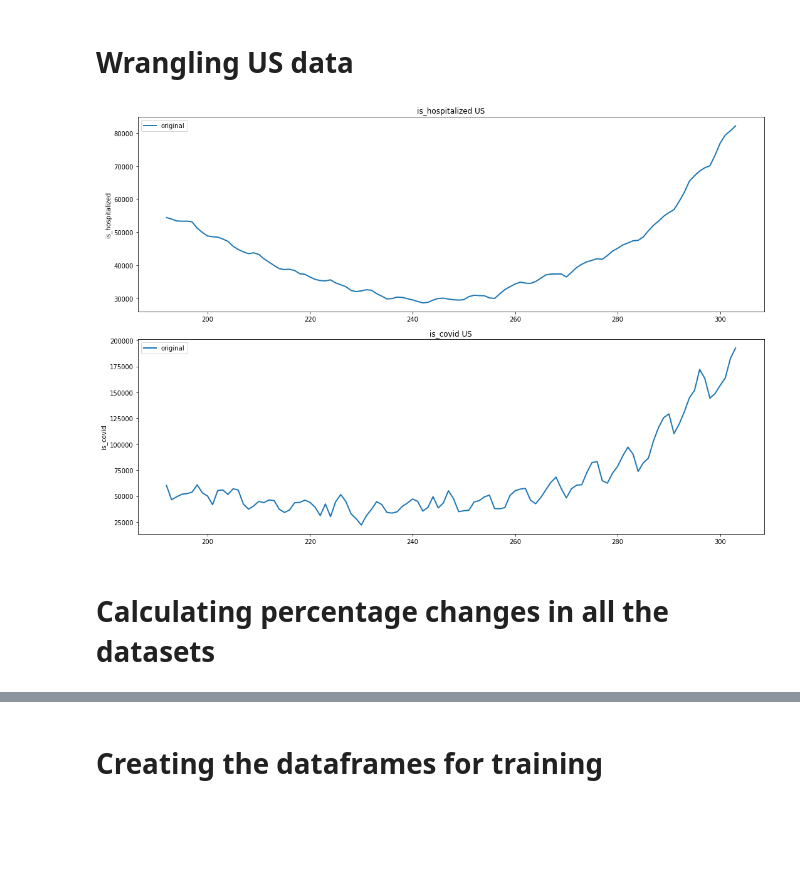
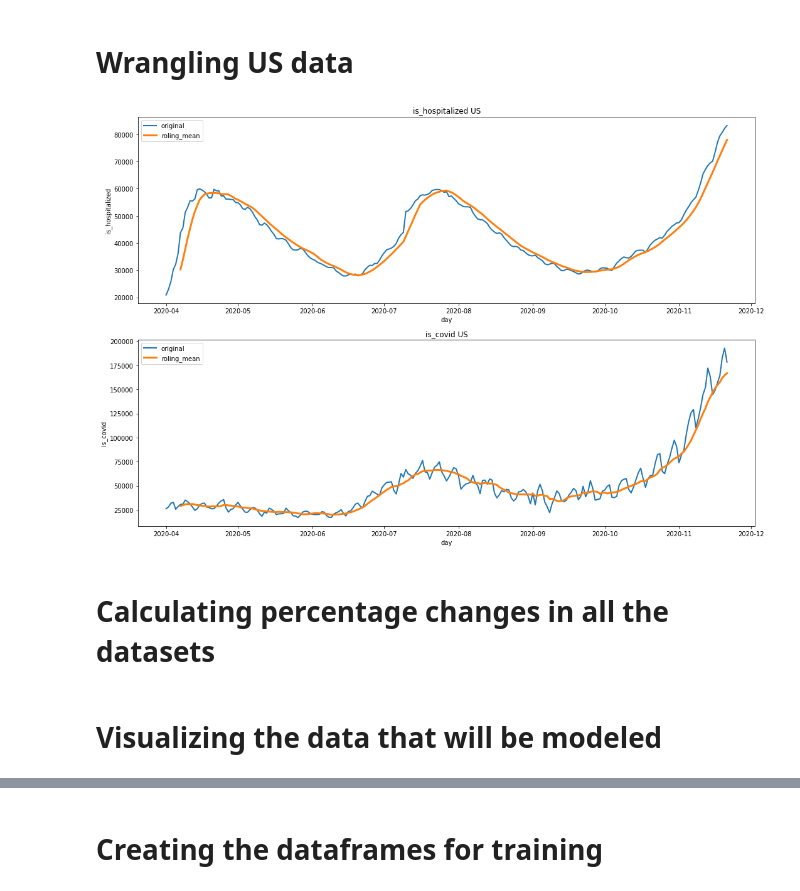
Before and after one commit to Eligijus112/covid19-Lithuania, a Jupyter notebook: LSTM multistep.ipynb, the cells around one changed output, grey strips where cells are left out. Saved outputs shown, nothing was run; the diff lists cells and outputs as text; code cells hidden in the pictures; blank space fills up the shorter version.

```diff
--- a/LSTM multistep.ipynb
+++ b/LSTM multistep.ipynb
@@ -48,6 +48,12 @@ def create_X_Y_generalized(ts: np.array, n_features: int, lag=1, n_ahead=1, targ
     X = np.reshape(X, (X.shape[0], lag, n_features))
 
     return X, Y
+# %%
+# Hyper parameters for analysis
+start_date_analysis = datetime.datetime(2020, 4, 1).date()
+
+# Features in models
+features_models = ['is_hospitalized', 'is_covid']
 # %% [markdown]
 # Wrangling LT data
 # %%
@@ -58,10 +64,10 @@ d['day'] = [datetime.datetime.strptime(x, '%Y-%m-%d').date() for x in d['day']]
 d.sort_values('day', inplace=True)
 
 # Leaving only the data since the second wave
-d = d[d['day']>= datetime.datetime(2020, 8, 1).date()]
+d = d[d['day']>= start_date_analysis]
 
 # Leaving only the time series
-dLT = d[['is_hospitalized', 'is_covid']]
+dLT = d[features_models]
 
 # Saving the days list
 days = d.day
@@ -89,0 +116,18 @@ plt.tight_layout()
+# %%
+# Ploting some states
+fig, axes = plt.subplots(
+    nrows=2,
+    ncols=1,
+    figsize=(15, 10),
+    facecolor="w",
+    edgecolor="k"
+)
+
+features = dEST.columns
+
+for i, feature in enumerate(features):
+    sns.lineplot(ax=axes[i], x=daysEST, y=dEST[feature], linewidth=2, label='original')
+    sns.lineplot(ax=axes[i], x=daysEST, y=dESTmean[feature], linewidth=3, label='roling_mean')
+    axes[i].set_title(f'{feature} EST')
+
+plt.tight_layout()
@@ -129,29 +143,34 @@ dUS['day'] = [datetime.datetime.strptime(x, '%Y-%m-%d').date() for x in dUS['day
 dUS.sort_values('day', inplace=True)
 
 # Leaving only the data since the second wave
-dUS = dUS[dUS['day']>= datetime.datetime(2020, 8, 1).date()]
+dUS = dUS[dUS['day']>= start_date_analysis]
 
 # Droping the date column
-dUS = dUS.drop('day', axis=1)
+daysUS = dUS['day']
+dUS = dUS[features_models]
+
+# Getting the rolling mean
+dUSmean = dUS.rolling(window=7).mean()
 # %%
 # Ploting some states
 fig, axes = plt.subplots(
     nrows=2,
     ncols=1,
     figsize=(15, 10),
     facecolor="w",
     edgecolor="k"
 )
 
 features = dUS.columns
 
 for i, feature in enumerate(features):
-    sns.lineplot(ax=axes[i], x=dUS.index, y=dUS[feature], linewidth=2, label='original')
+    sns.lineplot(ax=axes[i], x=daysUS, y=dUS[feature], linewidth=2, label='original')
+    sns.lineplot(ax=axes[i], x=daysUS, y=dUSmean[feature], linewidth=3, label='roling_mean')
     axes[i].set_title(f'{feature} US')
 
 plt.tight_layout()
 # %% [output]
-[figure, old version]
+[figure, new version]
 # %% [markdown]
 # Calculating percentage changes in all the datasets
 # %%
@@ -175,0 +191,2 @@ dLT_pct.fillna(0, inplace=True)
+# %% [markdown]
+# Visualizing the data that will be modeled
```
Also changed, not shown: parts of 24 cells of this notebook, 6 other files.
